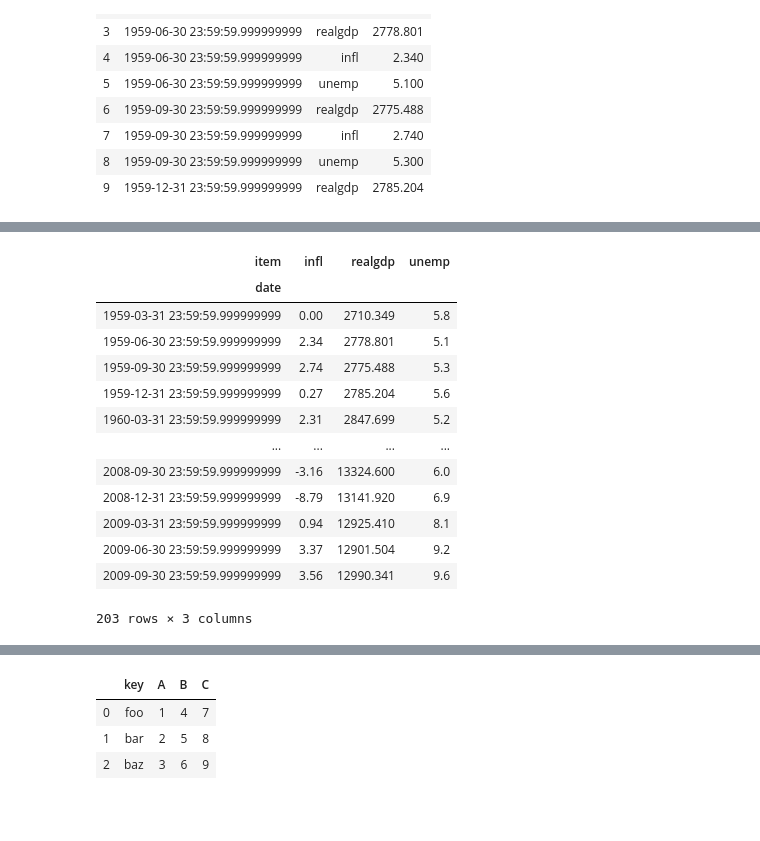
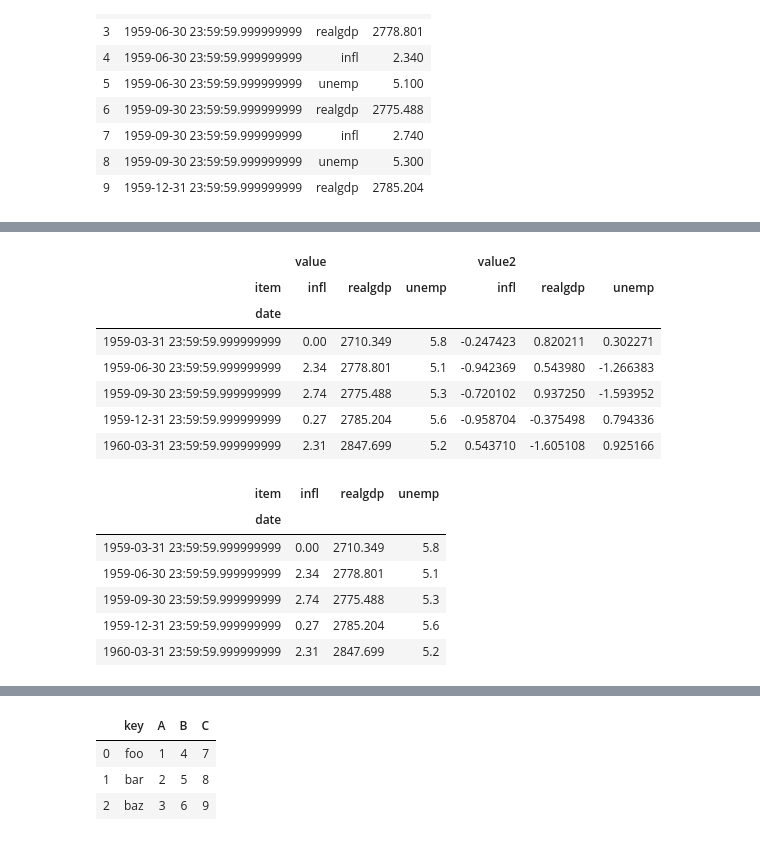
Before and after one commit to silianpan/pydata-book, a Jupyter notebook: ch08.ipynb, the cells around one changed output, grey strips where cells are left out. Cells and saved outputs as stored; diff of their text form; code cells hidden in the pictures; blank space fills up the shorter version.

```diff
--- a/ch08.ipynb
+++ b/ch08.ipynb
@@ -763,18 +1072,21 @@ ldata[:10]
 # %%
-pivoted = ldata.pivot('date', 'item', 'value')
-pivoted
+# 如果忽略最后一个参数，得到的DataFrame就会带有层次化的列：
+pivoted = ldata.pivot('date', 'item')
+pivoted[:5]
+pivoted['value'][:5]
 # %% [output]
-| item | infl | realgdp | unemp |
-| date |  |  |  |
-| 1959-03-31 23:59:59.999999999 | 0.00 | 2710.349 | 5.8 |
-| 1959-06-30 23:59:59.999999999 | 2.34 | 2778.801 | 5.1 |
-| 1959-09-30 23:59:59.999999999 | 2.74 | 2775.488 | 5.3 |
-| 1959-12-31 23:59:59.999999999 | 0.27 | 2785.204 | 5.6 |
-| 1960-03-31 23:59:59.999999999 | 2.31 | 2847.699 | 5.2 |
-| ... | ... | ... | ... |
-| 2008-09-30 23:59:59.999999999 | -3.16 | 13324.600 | 6.0 |
-| 2008-12-31 23:59:59.999999999 | -8.79 | 13141.920 | 6.9 |
-| 2009-03-31 23:59:59.999999999 | 0.94 | 12925.410 | 8.1 |
-| 2009-06-30 23:59:59.999999999 | 3.37 | 12901.504 | 9.2 |
-| 2009-09-30 23:59:59.999999999 | 3.56 | 12990.341 | 9.6 |
+|  | value |  |  | value2 |  |  |
+| item | infl | realgdp | unemp | infl | realgdp | unemp |
+| date |  |  |  |  |  |  |
+| 1959-03-31 23:59:59.999999999 | 0.00 | 2710.349 | 5.8 | -0.247423 | 0.820211 | 0.302271 |
+| 1959-06-30 23:59:59.999999999 | 2.34 | 2778.801 | 5.1 | -0.942369 | 0.543980 | -1.266383 |
+| 1959-09-30 23:59:59.999999999 | 2.74 | 2775.488 | 5.3 | -0.720102 | 0.937250 | -1.593952 |
+| 1959-12-31 23:59:59.999999999 | 0.27 | 2785.204 | 5.6 | -0.958704 | -0.375498 | 0.794336 |
+| 1960-03-31 23:59:59.999999999 | 2.31 | 2847.699 | 5.2 | 0.543710 | -1.605108 | 0.925166 |
-203 rows × 3 columns
+| item | infl | realgdp | unemp |
+| date |  |  |  |
+| 1959-03-31 23:59:59.999999999 | 0.00 | 2710.349 | 5.8 |
+| 1959-06-30 23:59:59.999999999 | 2.34 | 2778.801 | 5.1 |
+| 1959-09-30 23:59:59.999999999 | 2.74 | 2775.488 | 5.3 |
+| 1959-12-31 23:59:59.999999999 | 0.27 | 2785.204 | 5.6 |
+| 1960-03-31 23:59:59.999999999 | 2.31 | 2847.699 | 5.2 |
```
Also changed, not shown: parts of 101 cells of this notebook.
